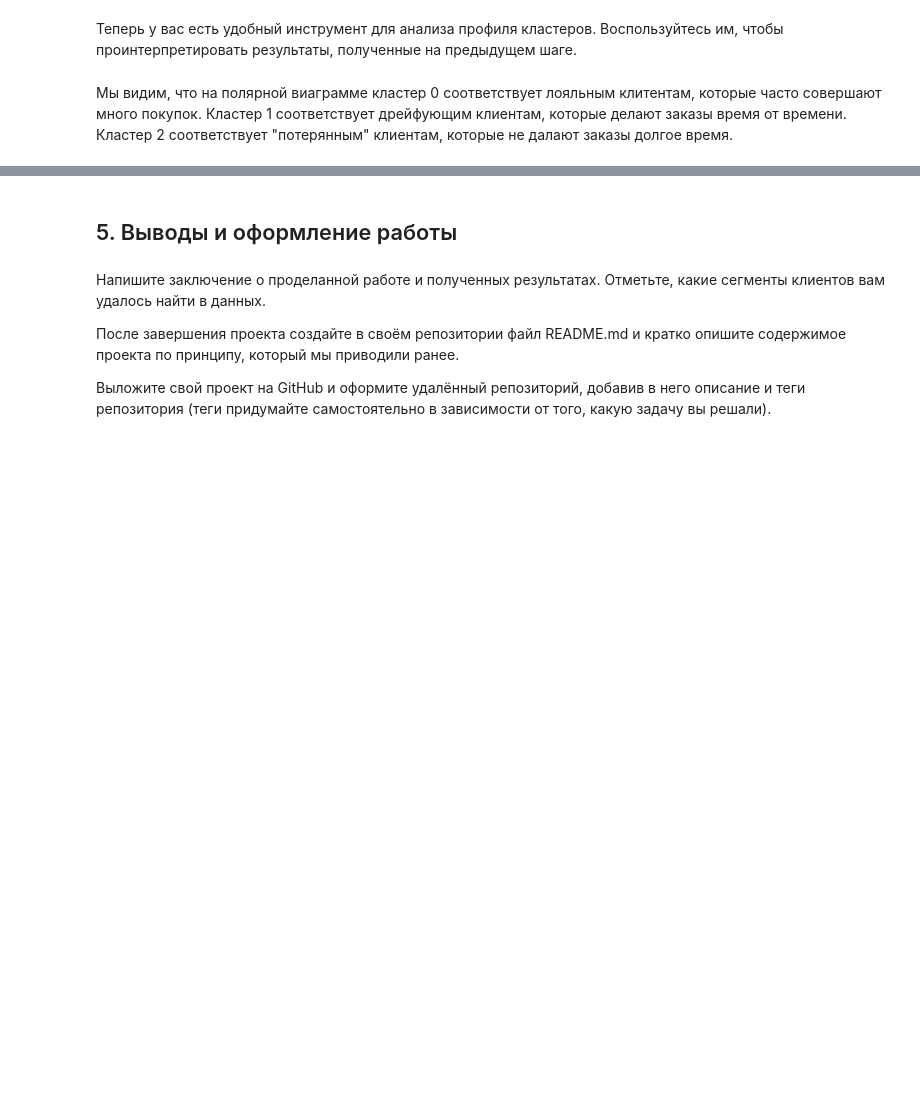
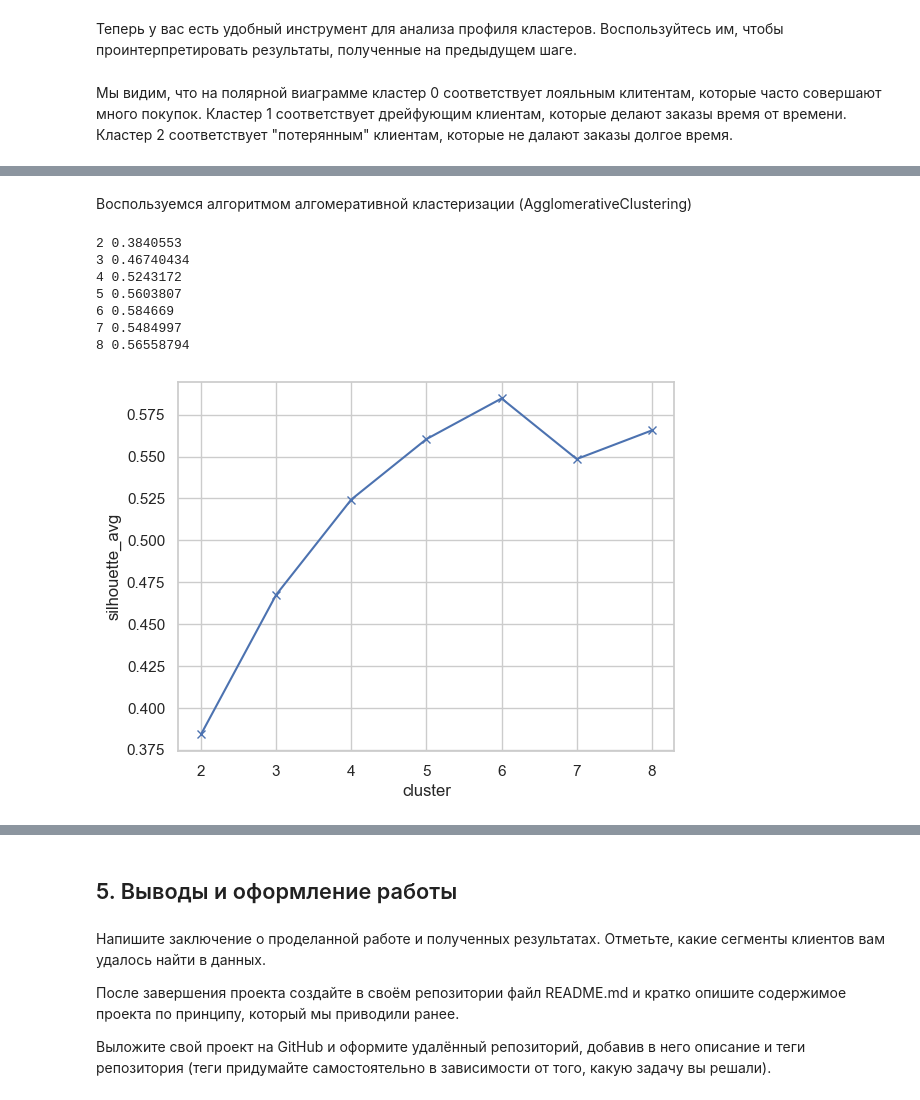
Before and after one commit to svetlana050699/Project_6, a Jupyter notebook: PROJECT-6._Сегментация_клиентов_онлайн-магазина.ipynb, the cells around one changed output, grey strips where cells are left out. Saved outputs shown, nothing was run; the diff lists cells and outputs as text; code cells hidden in the pictures; blank space fills up the shorter version.

```diff
--- a/PROJECT-6._Сегментация_клиентов_онлайн-магазина.ipynb
+++ b/PROJECT-6._Сегментация_клиентов_онлайн-магазина.ipynb
@@ -807,0 +867,24 @@ plot_cluster_profile(rfm_table_cleaned_grouped, 3)
+# %% [markdown]
+Воспользуемся алгоритмом алгомеративной кластеризации (AgglomerativeClustering)
+# %%
+silhouette_avgs = []
+for i in range(2, 9):
+    ag = cluster.AgglomerativeClustering(n_clusters=i)
+    ag.fit(rfm_table_processed)
+    cluster_labels = ag.labels_
+    silhouette_avg = metrics.silhouette_score(rfm_table_processed, cluster_labels)
+    silhouette_avgs.append(silhouette_avg)
+    print(i, silhouette_avg)
+
+plt.xlabel("cluster", fontsize=12)
+plt.ylabel("silhouette_avg", fontsize=12)
+plt.plot([i for i in range(2, 9)], silhouette_avgs, 'xb-');
+# %% [output]
+2 0.3840553
+3 0.46740434
+4 0.5243172
+5 0.5603807
+6 0.584669
+7 0.5484997
+8 0.56558794
+[figure, added]
```
Also changed, not shown: parts of 18 cells of this notebook.
